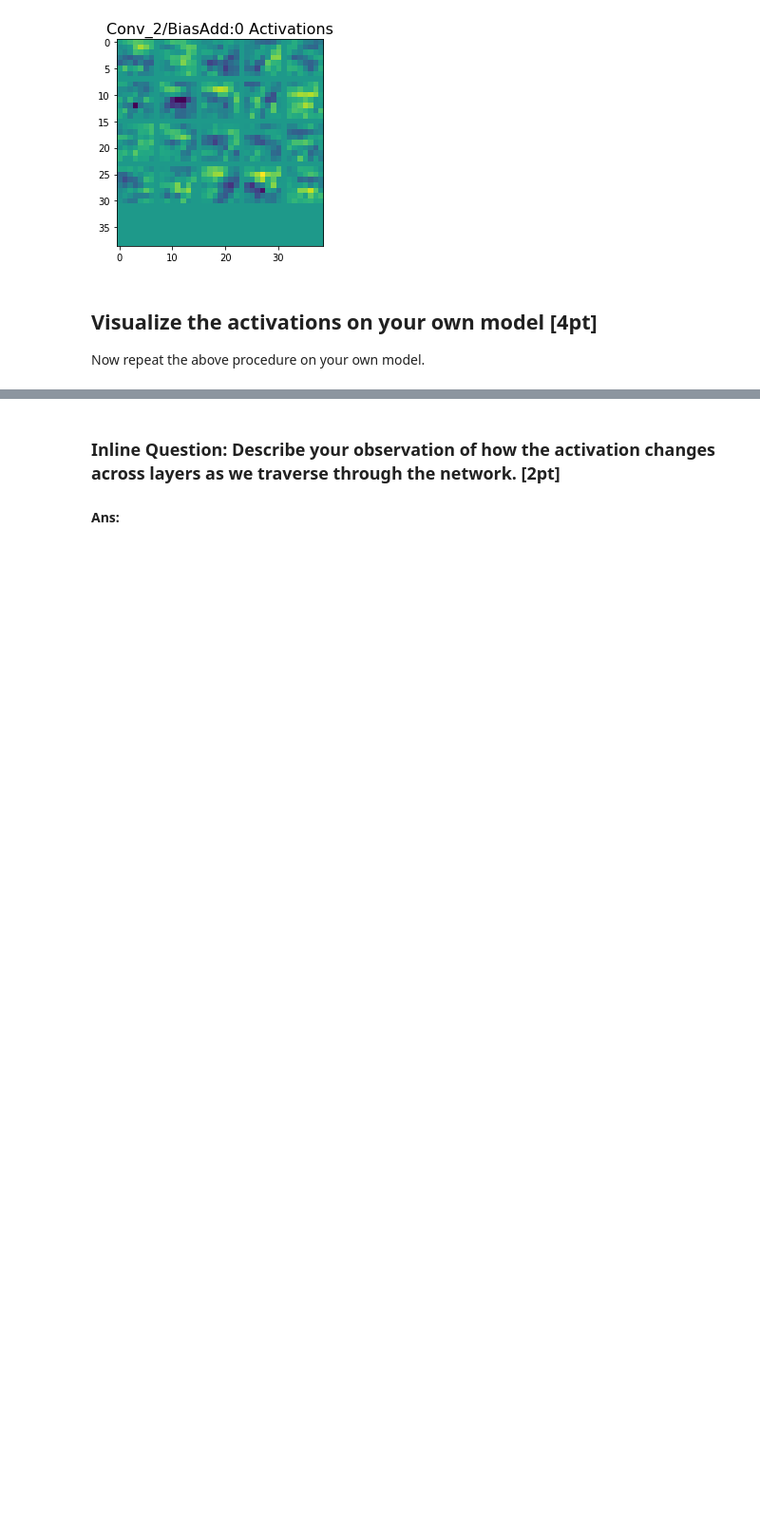
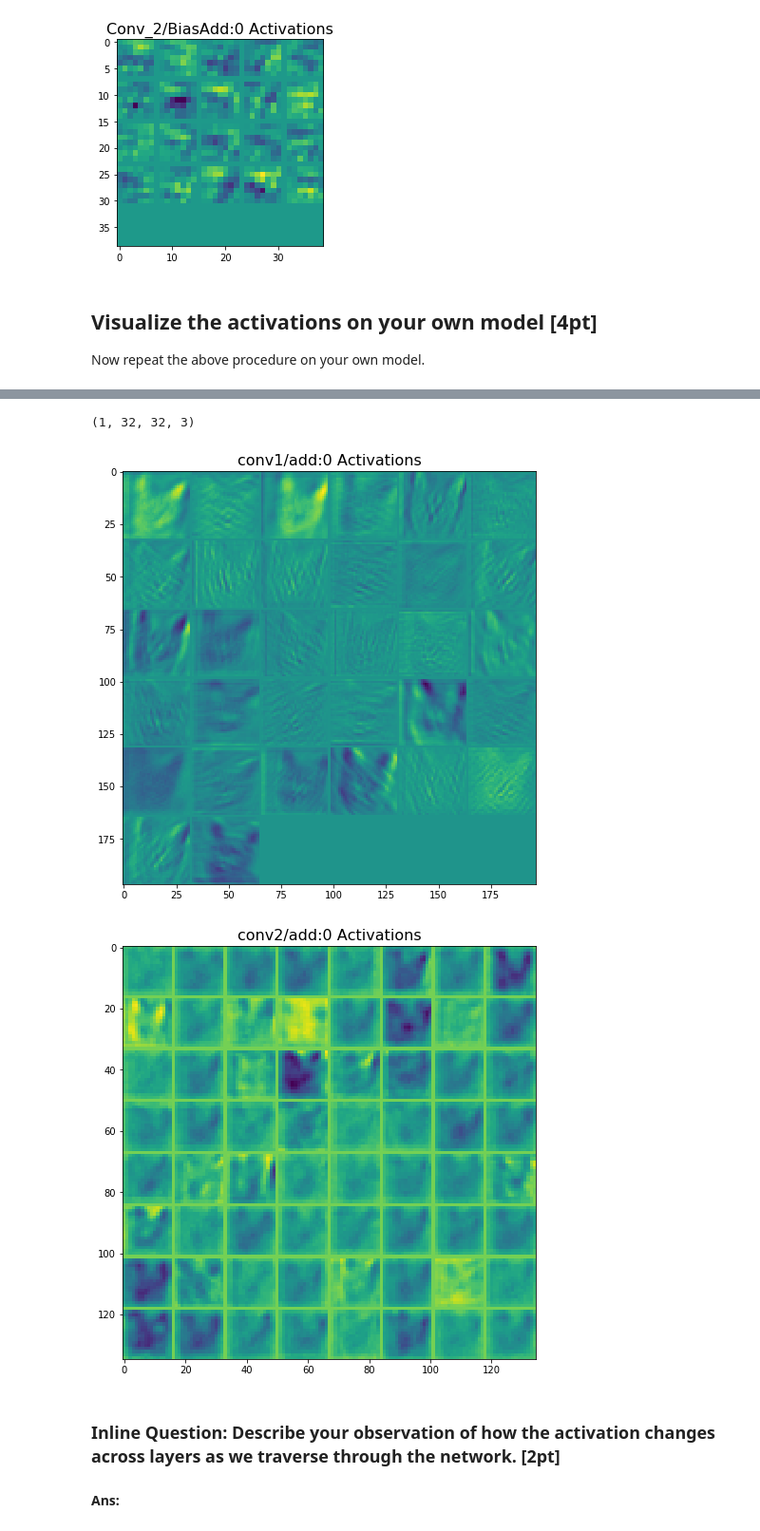
Before and after one commit to hitarthk/csci566-assignment1, a Jupyter notebook: Problem_3.ipynb, the cells around one changed output, grey strips where cells are left out. Shown at 95% size. Drawn from its saved outputs; the diff is of its cells as text; code cells hidden in the pictures; blank space fills up the shorter version.

```diff
--- a/Problem_3.ipynb
+++ b/Problem_3.ipynb
@@ -388,12 +874,12 @@ def getActivations_cifar10(layer, input_batch):
     # TODO: Fill out the following block for running the session                #
     # Hint: feed input to your model                                            #
     #############################################################################
-    units = None
-
+    outs = sess.run(layer, feed_dict = {model.X:input_batch})
+    outs = np.transpose(outs, [3, 1, 2, 0])
     # Define the figure
     fig = plt.figure(figsize=(8,8))
     ax1 = plt.subplot(111)
-    grid = viz_grid(units)
+    grid = viz_grid(outs)
     ax1.imshow(grid[...,0])
     ax1.set_title('{} Activations'.format(layer.name), fontsize=16)
 # %%
@@ -421,9 +929,16 @@ restore_model('csci-599_sample.ckpt')
 # %%
 cifar10ToUse_with_batch = np.expand_dims(cifar10ToUse, axis=0)
+print(cifar10ToUse_with_batch.shape)
 ####################################################################
 # TODO: Visualize the activations of each conv layer in your model #
 # by calling the visualization function you implemented.           #
 ####################################################################
+getActivations_cifar10(model.conv1, cifar10ToUse_with_batch)
+getActivations_cifar10(model.conv2, cifar10ToUse_with_batch)
+# %% [output]
+(1, 32, 32, 3)
+[figure, added]
+[figure, added]
 # %% [markdown]
 ### Inline Question: Describe your observation of how the activation changes across layers as we traverse through the network. [2pt]
 #### Ans:
```
Also changed, not shown: parts of 13 cells of this notebook, 5 other files.
